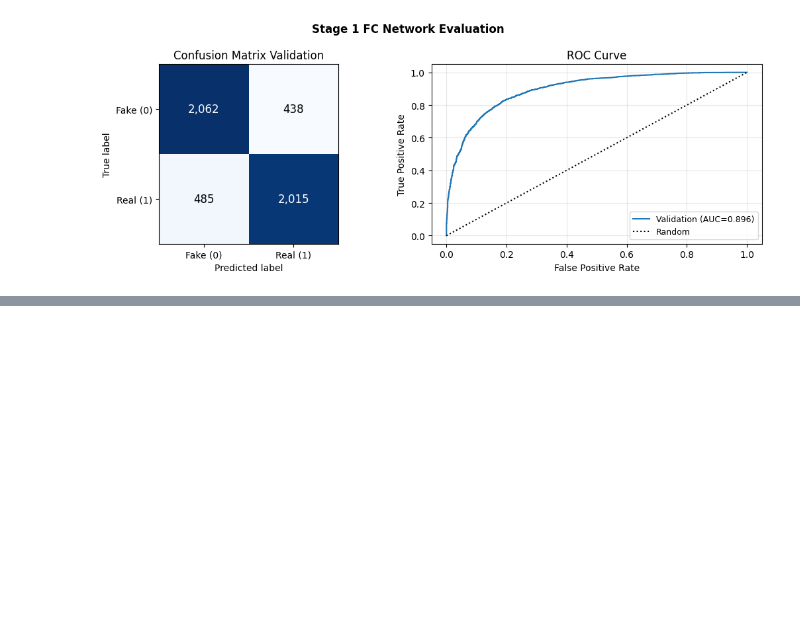
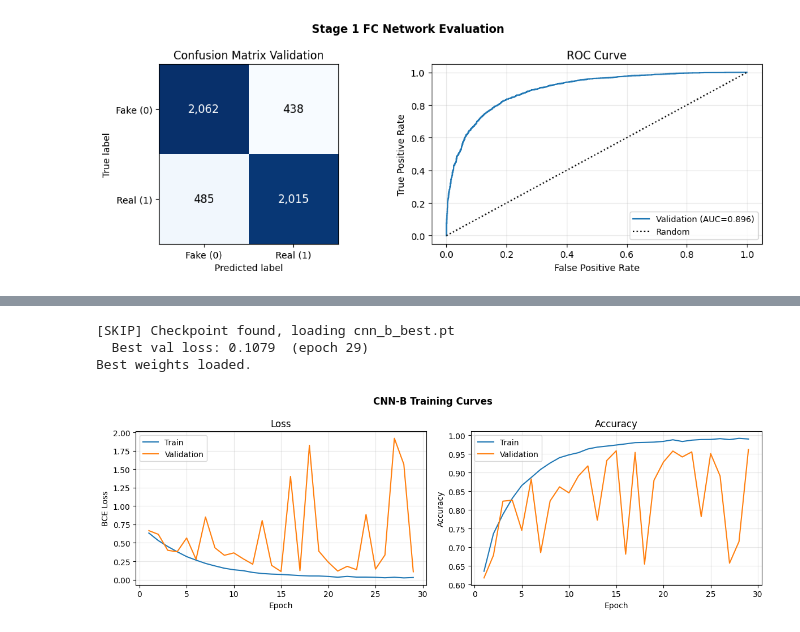
Before and after one commit to ApoStaGRODT/MSc-in-AI-ML-Deepfake-Image-Recognition, a Jupyter notebook: deep-learning-project/Notebooks/MainDeepLearningDFID.ipynb, the cells around one changed output, grey strips where cells are left out. Saved outputs shown, nothing was run; the diff lists cells and outputs as text; code cells hidden in the pictures; blank space fills up the shorter version.

```diff
--- a/deep-learning-project/Notebooks/MainDeepLearningDFID.ipynb
+++ b/deep-learning-project/Notebooks/MainDeepLearningDFID.ipynb
@@ -526,0 +900,77 @@ plt.show()
+# %%
+#CNN-B training setup
+CKPT_CNN_B = CHECKPOINT_DIR_S2 / "cnn_b_best.pt"
+
+optimizer_cnn_b = torch.optim.Adam(model_cnn_b.parameters(), lr=CNN_LR)
+
+history_cnn_b = {'train_loss': [], 'val_loss': [], 'train_acc': [], 'val_acc': []}
+best_val_loss  = float('inf')
+
+if CKPT_CNN_B.exists():
+    print(f"[SKIP] Checkpoint found, loading {CKPT_CNN_B.name}")
+    ckpt          = torch.load(CKPT_CNN_B, map_location=DEVICE)
+    model_cnn_b.load_state_dict(ckpt['model_state_dict'])
+    history_cnn_b = ckpt['history']
+    best_val_loss  = ckpt['best_val_loss']
+    print(f"  Best val loss: {best_val_loss:.4f}  (epoch {ckpt['epoch'] + 1})")
+
+else:
+    print(f"Training CNN-B for {CNN_EPOCHS} epochs\n")
+    for epoch in range(CNN_EPOCHS):
+        t0 = time.time()
+        train_loss, train_acc = train_one_epoch(model_cnn_b, train_loader_s2, criterion, optimizer_cnn_b)
+        val_loss,   val_acc   = evaluate(model_cnn_b, valid_loader_s2, criterion)
+        elapsed = time.time() - t0
+
+        history_cnn_b['train_loss'].append(train_loss)
+        history_cnn_b['val_loss'].append(val_loss)
+        history_cnn_b['train_acc'].append(train_acc)
+        history_cnn_b['val_acc'].append(val_acc)
+
+        tag = ''
+        if val_loss < best_val_loss:
+            best_val_loss = val_loss
+            torch.save({
+                'model_state_dict':     model_cnn_b.state_dict(),
+                'optimizer_state_dict': optimizer_cnn_b.state_dict(),
+                'best_val_loss':        best_val_loss,
+                'epoch':                epoch,
+                'history':              history_cnn_b,
+            }, CKPT_CNN_B)
+            tag = '  saved'
+
+        print(f"Epoch {epoch+1:02d}/{CNN_EPOCHS}"
+              f"\ntrain loss {train_loss:.4f}  acc {train_acc:.4f}"
+              f"\nval loss {val_loss:.4f}  acc {val_acc:.4f}"
+              f"\n{elapsed:.1f}s{tag}")
+
+    print(f"\nBest val loss: {best_val_loss:.4f}")
+
+ckpt = torch.load(CKPT_CNN_B, map_location=DEVICE)
+model_cnn_b.load_state_dict(ckpt['model_state_dict'])
+print("Best weights loaded.")
+# %% [output]
+[SKIP] Checkpoint found, loading cnn_b_best.pt
+  Best val loss: 0.1079  (epoch 29)
+Best weights loaded.
+# %%
+#CNN-B training curves
+fig, (ax1, ax2) = plt.subplots(1, 2, figsize=(12, 4))
+epochs_x = range(1, len(history_cnn_b['train_loss']) + 1)
+
+ax1.plot(epochs_x, history_cnn_b['train_loss'], label='Train')
+ax1.plot(epochs_x, history_cnn_b['val_loss'],   label='Validation')
+ax1.set(title='Loss', xlabel='Epoch', ylabel='BCE Loss')
+ax1.legend(); ax1.grid(alpha=0.3)
+
+ax2.plot(epochs_x, history_cnn_b['train_acc'], label='Train')
+ax2.plot(epochs_x, history_cnn_b['val_acc'],   label='Validation')
+ax2.set(title='Accuracy', xlabel='Epoch', ylabel='Accuracy')
+ax2.legend(); ax2.grid(alpha=0.3)
+
+plt.suptitle('CNN-B Training Curves', fontweight='bold')
+plt.tight_layout()
+plt.savefig(CHECKPOINT_DIR_S2 / 'cnn_b_training_curves.png', dpi=150, bbox_inches='tight')
+plt.show()
+# %% [output]
+[figure, added]
```
Also changed, not shown: parts of 41 cells of this notebook.
